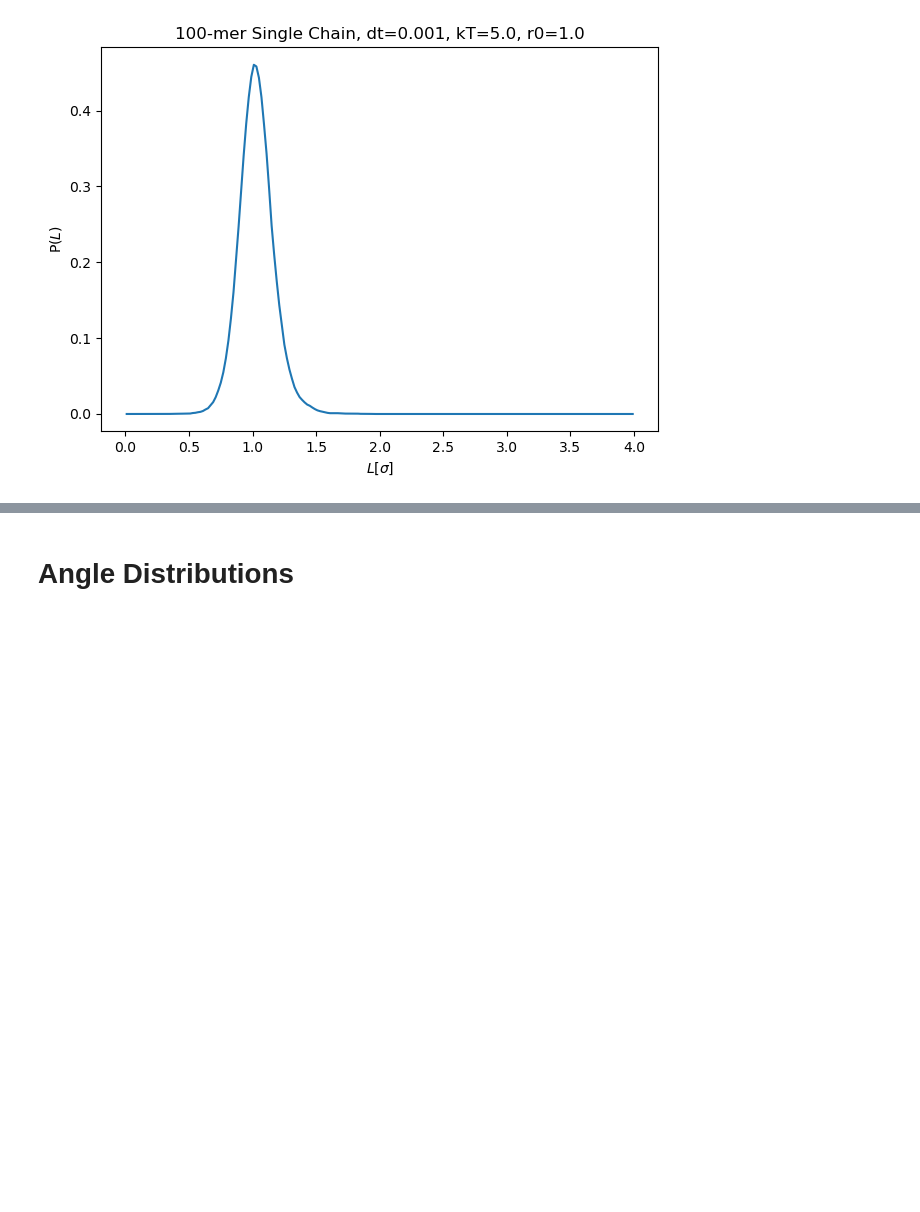
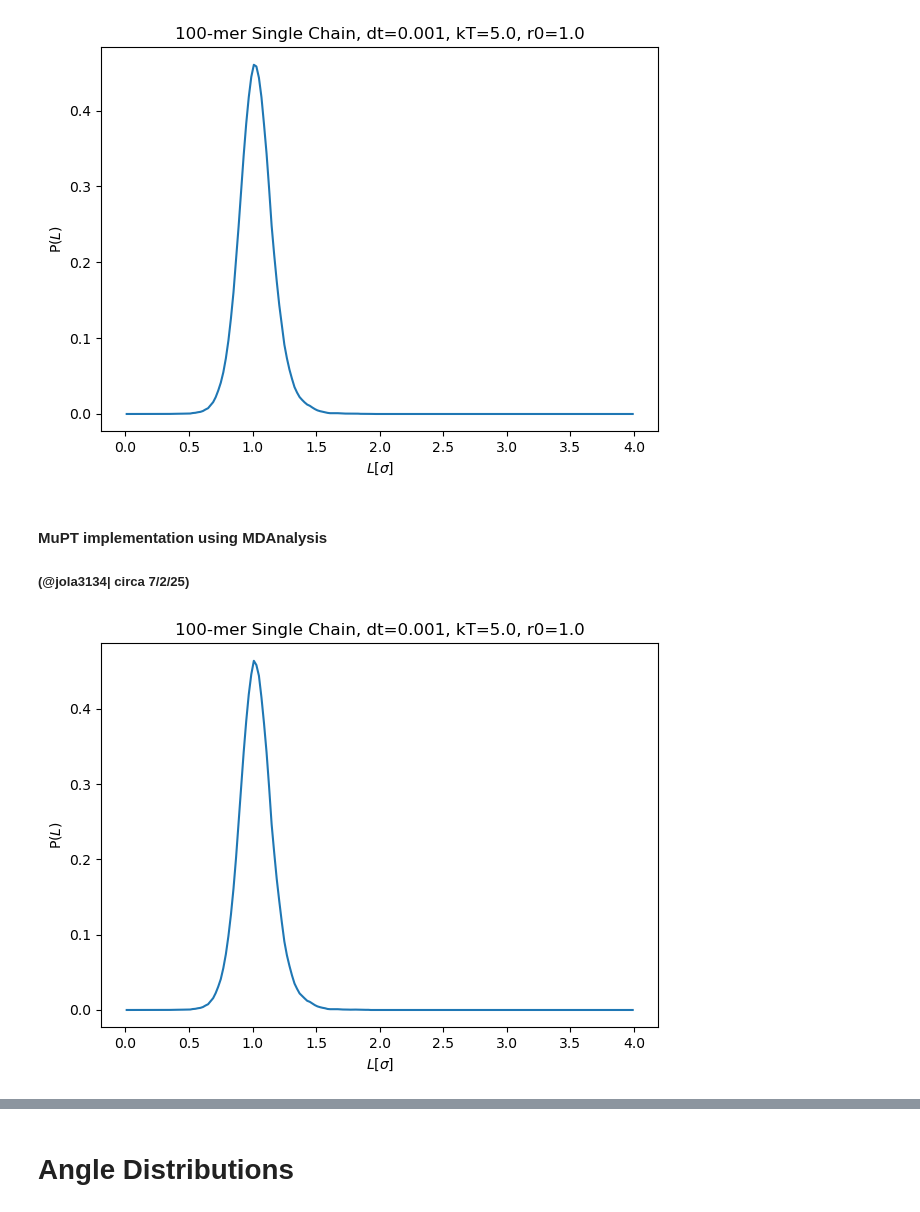
Before and after one commit to StephMcCallum/mupt-analysis-clean, a Jupyter notebook: geo_distributions_reference/distributions.ipynb, the cells around one changed output, grey strips where cells are left out. Saved outputs shown, nothing was run; the diff lists cells and outputs as text; code cells hidden in the pictures; blank space fills up the shorter version.

Commit message:
Implemented Bond Distribution w/ MDAnalysis

```diff
--- a/geo_distributions_reference/distributions.ipynb
+++ b/geo_distributions_reference/distributions.ipynb
@@ -40,3 +40,6 @@ plt.title("100-mer Single Chain, dt=0.001, kT=5.0, r0=1.0")
 fig.tight_layout()
 # %% [output]
 [figure]
+# %% [markdown]
+#### MuPT implementation using MDAnalysis
+##### (@jola3134| circa 7/2/25)
@@ -42,0 +51,28 @@ fig.tight_layout()
+# %%
+fig = plt.figure()
+chains = 1
+bond = "AA"
+nbins=200
+mupt_weight_dist = np.zeros(nbins)
+
+bond_dist = mupt_bond_distribution(
+    gsd_file=("trajectory1.gsd"),
+    A_name=bond[0],
+    B_name=bond[1],
+    histogram=True,
+    normalize=True,
+    start=0,
+    bins=nbins
+)
+
+smooth = signal.savgol_filter(bond_dist[:,1], window_length=7, polyorder=1)
+mupt_weight_dist += smooth
+
+plt.plot(bond_dist[:,0], mupt_weight_dist/7, markersize=0)
+
+plt.xlabel("$L$[$\sigma$]")
+plt.ylabel("P($L$)")
+plt.title("100-mer Single Chain, dt=0.001, kT=5.0, r0=1.0")
+fig.tight_layout()
+# %% [output]
+[figure, added]
```
Also changed, not shown: parts of 3 cells of this notebook, 8 other files.
